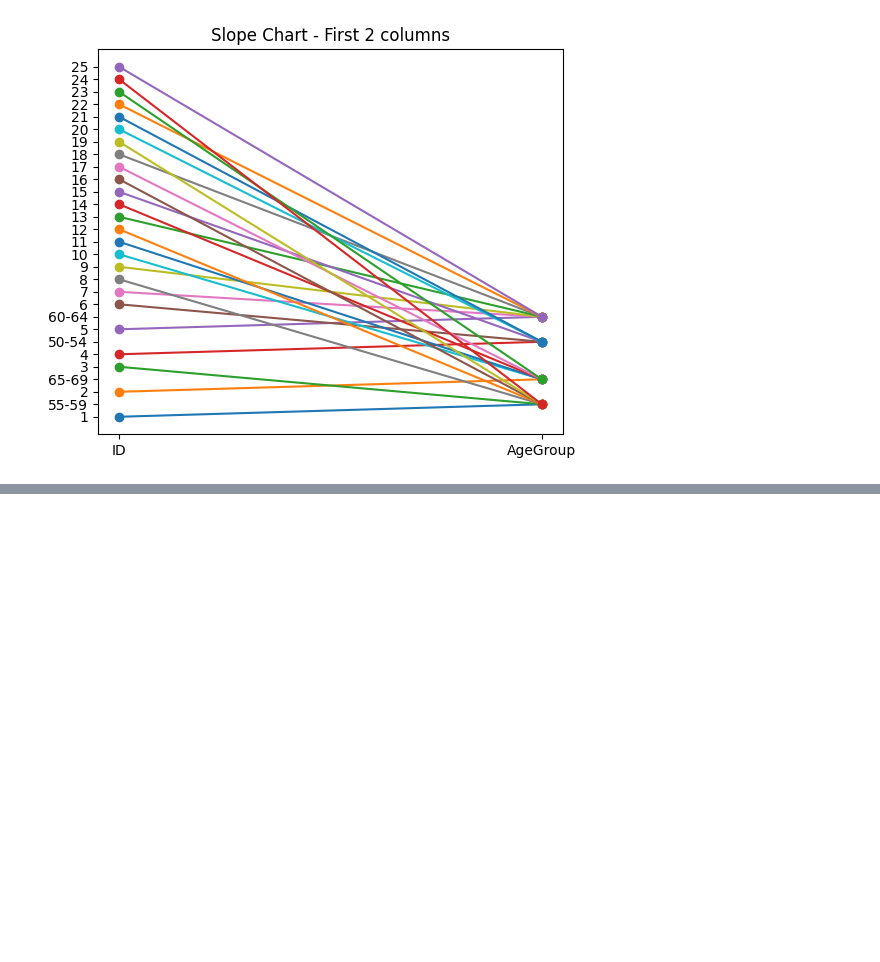
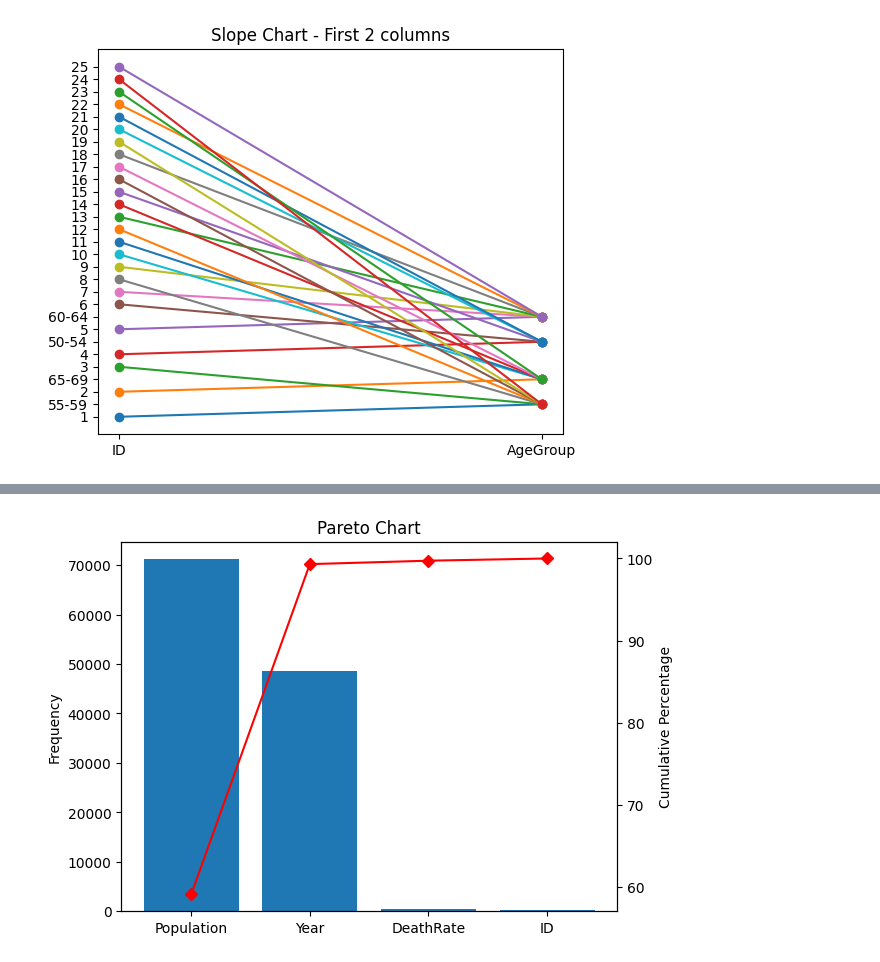
Before and after one commit to Nada-Naveesh/Data_Visualization_LAB, a Jupyter notebook: 2a.ipynb, the cells around one changed output, grey strips where cells are left out. Cells and saved outputs as stored; diff of their text form; code cells hidden in the pictures; blank space fills up the shorter version.

```diff
--- a/2a.ipynb
+++ b/2a.ipynb
@@ -41,0 +52,15 @@ if df.shape[1] >= 2:
+# %%
+import matplotlib.pyplot as plt
+values = df.select_dtypes(include="number").sum().sort_values(ascending=False)
+cum_percent = values.cumsum() / values.sum() * 100
+fig, ax = plt.subplots()
+ax.bar(values.index, values)
+ax2 = ax.twinx()
+ax2.plot(values.index, cum_percent, color="red", marker="D")
+ax.set_ylabel("Frequency")
+ax2.set_ylabel("Cumulative Percentage")
+plt.title("Pareto Chart")
+plt.xticks(rotation=45)
+plt.show()
+# %% [output]
+[figure, added]
```
Also changed, not shown: parts of 3 cells of this notebook.
